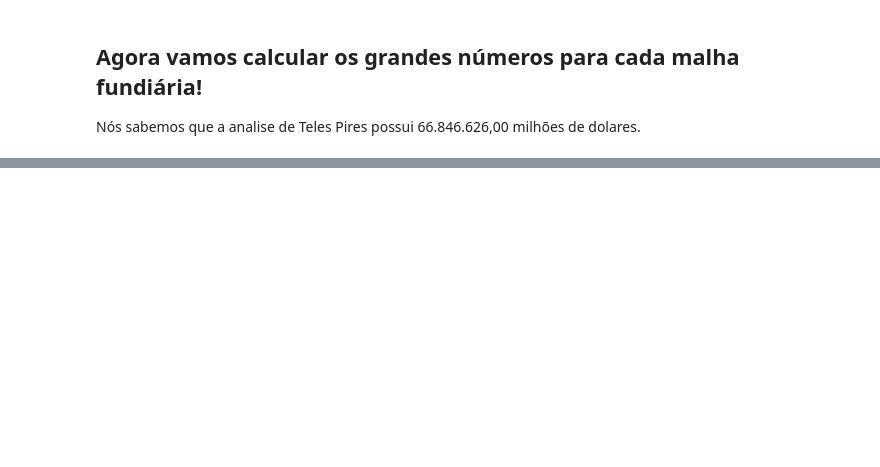
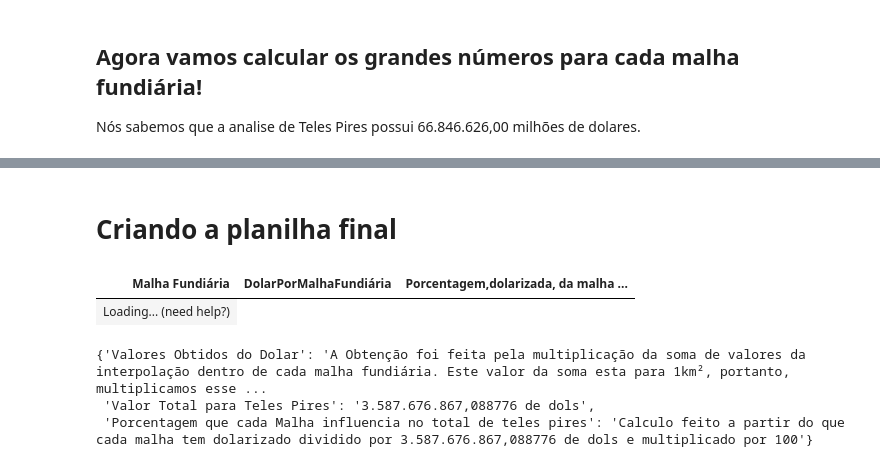
Before and after one commit to EduMinsky/AnaliseTelesPires, a Jupyter notebook: Analise Teles Pires.ipynb, the cells around one changed output, grey strips where cells are left out. Saved outputs shown, nothing was run; the diff lists cells and outputs as text; code cells hidden in the pictures; blank space fills up the shorter version.

```diff
--- a/Analise Teles Pires.ipynb
+++ b/Analise Teles Pires.ipynb
@@ -222,0 +207,11 @@ ax.legend(bbox_to_anchor=(0.99, 1))
+# %% [markdown]
+# Criando a planilha final
+# %%
+show(df_final)
+df_final.attrs
+# %% [output]
+| Malha Fundiária | DolarPorMalhaFundiária | Porcentagem,dolarizada, da malha ... |
+| Loading... (need help?) |
+{'Valores Obtidos do Dolar': 'A Obtenção foi feita pela multiplicação da soma de valores da interpolação dentro de cada malha fundiária. Este valor da soma esta para 1km², portanto, multiplicamos esse ...
+ 'Valor Total para Teles Pires': '3.587.676.867,088776 de dols',
+ 'Porcentagem que cada Malha influencia no total de teles pires': 'Calculo feito a partir do que cada malha tem dolarizado dividido por 3.587.676.867,088776 de dols e multiplicado por 100'}
```
Also changed, not shown: parts of 26 cells of this notebook.
